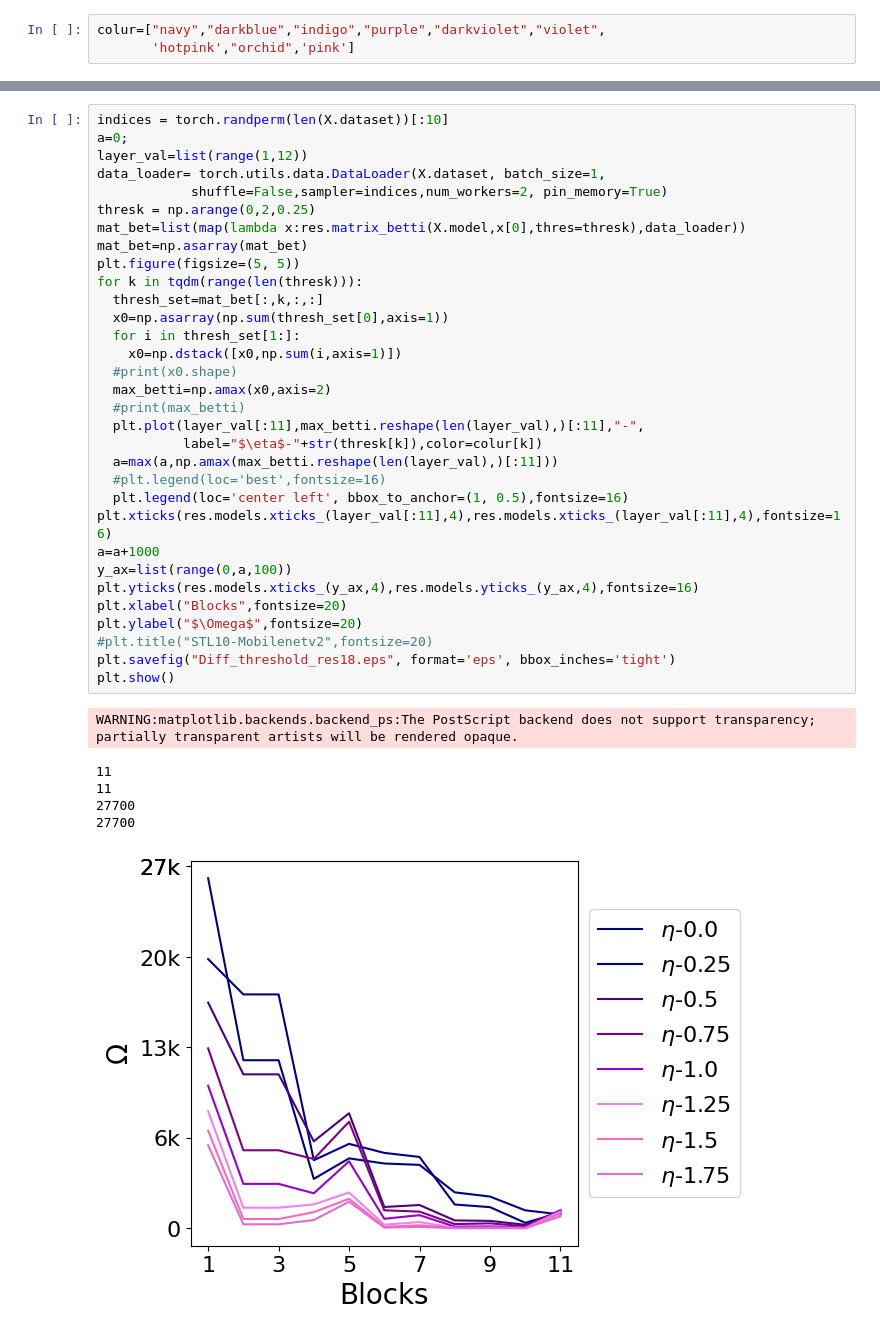
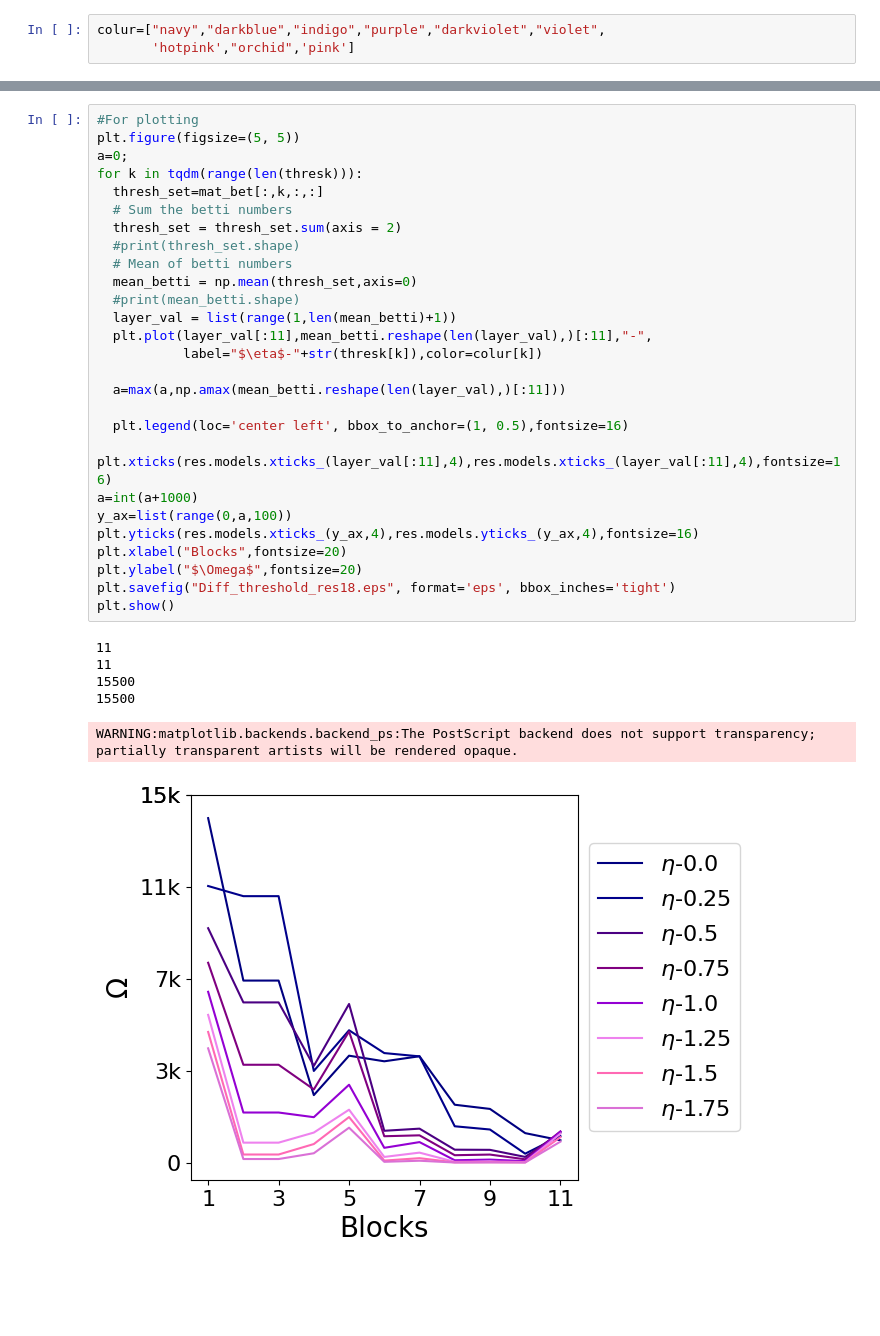
Before and after one commit to Cross-Caps/DNNTopology, a Jupyter notebook: Experiments/illustration_dnn_RESNET.ipynb, the cells around one changed output, grey strips where cells are left out. Cells and saved outputs as stored; diff of their text form; blank space fills up the shorter version.

```diff
--- a/Experiments/illustration_dnn_RESNET.ipynb
+++ b/Experiments/illustration_dnn_RESNET.ipynb
@@ -48,39 +61,35 @@ colur=["navy","darkblue","indigo","purple","darkviolet","violet",
 # %%
-indices = torch.randperm(len(X.dataset))[:10]
+#For plotting
+plt.figure(figsize=(5, 5))
 a=0;
-layer_val=list(range(1,12))
-data_loader= torch.utils.data.DataLoader(X.dataset, batch_size=1,
-            shuffle=False,sampler=indices,num_workers=2, pin_memory=True)
-thresk = np.arange(0,2,0.25)
-mat_bet=list(map(lambda x:res.matrix_betti(X.model,x[0],thres=thresk),data_loader))
-mat_bet=np.asarray(mat_bet)
-plt.figure(figsize=(5, 5))
 for k in tqdm(range(len(thresk))):
   thresh_set=mat_bet[:,k,:,:]
-  x0=np.asarray(np.sum(thresh_set[0],axis=1))
-  for i in thresh_set[1:]:
-    x0=np.dstack([x0,np.sum(i,axis=1)])
-  #print(x0.shape)
-  max_betti=np.amax(x0,axis=2)
-  #print(max_betti)
-  plt.plot(layer_val[:11],max_betti.reshape(len(layer_val),)[:11],"-",
+  # Sum the betti numbers
+  thresh_set = thresh_set.sum(axis = 2)
+  #print(thresh_set.shape)
+  # Mean of betti numbers
+  mean_betti = np.mean(thresh_set,axis=0)
+  #print(mean_betti.shape)
+  layer_val = list(range(1,len(mean_betti)+1))
+  plt.plot(layer_val[:11],mean_betti.reshape(len(layer_val),)[:11],"-",
            label="$\eta$-"+str(thresk[k]),color=colur[k])
-  a=max(a,np.amax(max_betti.reshape(len(layer_val),)[:11]))
-  #plt.legend(loc='best',fontsize=16)
+
+  a=max(a,np.amax(mean_betti.reshape(len(layer_val),)[:11]))
+
   plt.legend(loc='center left', bbox_to_anchor=(1, 0.5),fontsize=16)
+
 plt.xticks(res.models.xticks_(layer_val[:11],4),res.models.xticks_(layer_val[:11],4),fontsize=16)
-a=a+1000
+a=int(a+1000)
 y_ax=list(range(0,a,100))
 plt.yticks(res.models.xticks_(y_ax,4),res.models.yticks_(y_ax,4),fontsize=16)
 plt.xlabel("Blocks",fontsize=20)
 plt.ylabel("$\Omega$",fontsize=20)
-#plt.title("STL10-Mobilenetv2",fontsize=20)
 plt.savefig("Diff_threshold_res18.eps", format='eps', bbox_inches='tight')
 plt.show()
 # %% [output]
-WARNING:matplotlib.backends.backend_ps:The PostScript backend does not support transparency; partially transparent artists will be rendered opaque.
+11
+11
+15500
+15500
-11
-11
-27700
-27700
+WARNING:matplotlib.backends.backend_ps:The PostScript backend does not support transparency; partially transparent artists will be rendered opaque.
-[figure, old version]
+[figure, new version]
```
Also changed, not shown: parts of 3 cells of this notebook.
